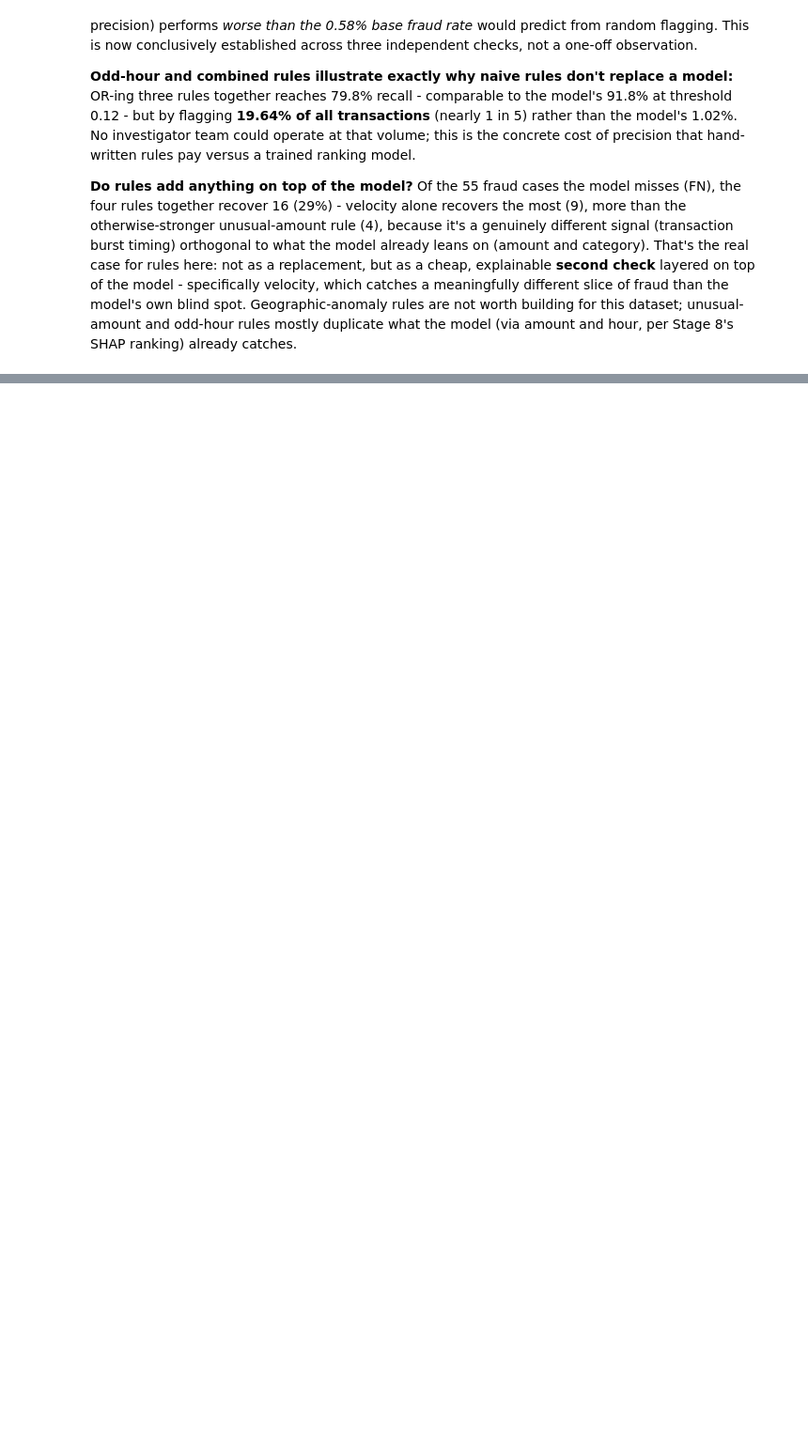
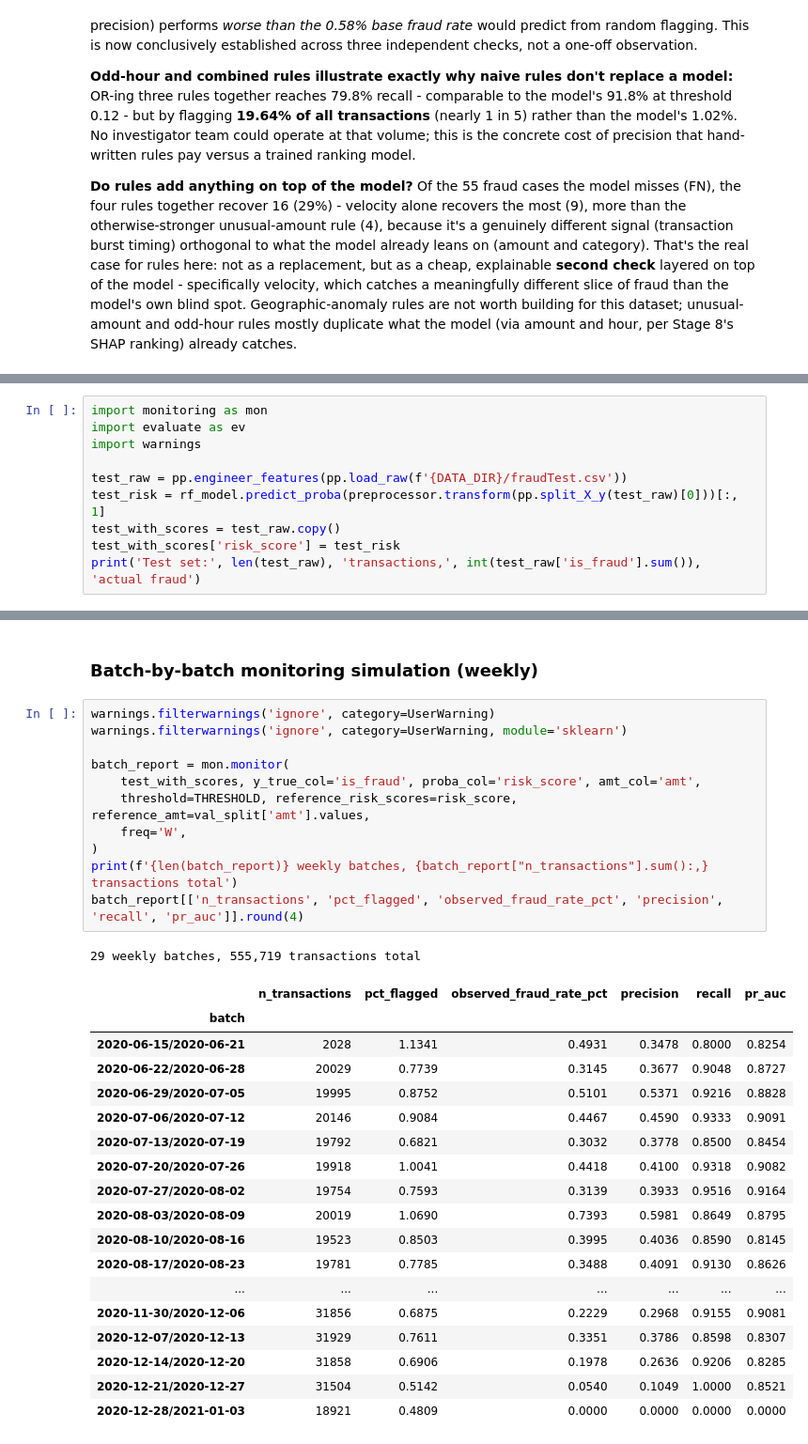
Before and after one commit to Ahussein9817/CreditCardFraudDetection, a Jupyter notebook: notebooks/04_error_analysis.ipynb, the cells around one changed output, grey strips where cells are left out. Shown at 94% size. Drawn from its saved outputs; the diff is of its cells as text; blank space fills up the shorter version.

```diff
--- a/notebooks/04_error_analysis.ipynb
+++ b/notebooks/04_error_analysis.ipynb
@@ -465,0 +472,10 @@ Geographic anomaly (>p95 distance)     recovers  5 of 55 model-missed fraud case
+# %%
+import monitoring as mon
+import evaluate as ev
+import warnings
+
+test_raw = pp.engineer_features(pp.load_raw(f'{DATA_DIR}/fraudTest.csv'))
+test_risk = rf_model.predict_proba(preprocessor.transform(pp.split_X_y(test_raw)[0]))[:, 1]
+test_with_scores = test_raw.copy()
+test_with_scores['risk_score'] = test_risk
+print('Test set:', len(test_raw), 'transactions,', int(test_raw['is_fraud'].sum()), 'actual fraud')
@@ -465,0 +508,33 @@ Geographic anomaly (>p95 distance)     recovers  5 of 55 model-missed fraud case
+# %% [markdown]
+### Batch-by-batch monitoring simulation (weekly)
+# %%
+warnings.filterwarnings('ignore', category=UserWarning)
+warnings.filterwarnings('ignore', category=UserWarning, module='sklearn')
+
+batch_report = mon.monitor(
+    test_with_scores, y_true_col='is_fraud', proba_col='risk_score', amt_col='amt',
+    threshold=THRESHOLD, reference_risk_scores=risk_score, reference_amt=val_split['amt'].values,
+    freq='W',
+)
+print(f'{len(batch_report)} weekly batches, {batch_report["n_transactions"].sum():,} transactions total')
+batch_report[['n_transactions', 'pct_flagged', 'observed_fraud_rate_pct', 'precision', 'recall', 'pr_auc']].round(4)
+# %% [output]
+29 weekly batches, 555,719 transactions total
+|  | n_transactions | pct_flagged | observed_fraud_rate_pct | precision | recall | pr_auc |
+| batch |  |  |  |  |  |  |
+| 2020-06-15/2020-06-21 | 2028 | 1.1341 | 0.4931 | 0.3478 | 0.8000 | 0.8254 |
+| 2020-06-22/2020-06-28 | 20029 | 0.7739 | 0.3145 | 0.3677 | 0.9048 | 0.8727 |
+| 2020-06-29/2020-07-05 | 19995 | 0.8752 | 0.5101 | 0.5371 | 0.9216 | 0.8828 |
+| 2020-07-06/2020-07-12 | 20146 | 0.9084 | 0.4467 | 0.4590 | 0.9333 | 0.9091 |
+| 2020-07-13/2020-07-19 | 19792 | 0.6821 | 0.3032 | 0.3778 | 0.8500 | 0.8454 |
+| 2020-07-20/2020-07-26 | 19918 | 1.0041 | 0.4418 | 0.4100 | 0.9318 | 0.9082 |
+| 2020-07-27/2020-08-02 | 19754 | 0.7593 | 0.3139 | 0.3933 | 0.9516 | 0.9164 |
+| 2020-08-03/2020-08-09 | 20019 | 1.0690 | 0.7393 | 0.5981 | 0.8649 | 0.8795 |
+| 2020-08-10/2020-08-16 | 19523 | 0.8503 | 0.3995 | 0.4036 | 0.8590 | 0.8145 |
+| 2020-08-17/2020-08-23 | 19781 | 0.7785 | 0.3488 | 0.4091 | 0.9130 | 0.8626 |
+| ... | ... | ... | ... | ... | ... | ... |
+| 2020-11-30/2020-12-06 | 31856 | 0.6875 | 0.2229 | 0.2968 | 0.9155 | 0.9081 |
+| 2020-12-07/2020-12-13 | 31929 | 0.7611 | 0.3351 | 0.3786 | 0.8598 | 0.8307 |
+| 2020-12-14/2020-12-20 | 31858 | 0.6906 | 0.1978 | 0.2636 | 0.9206 | 0.8285 |
+| 2020-12-21/2020-12-27 | 31504 | 0.5142 | 0.0540 | 0.1049 | 1.0000 | 0.8521 |
+| 2020-12-28/2021-01-03 | 18921 | 0.4809 | 0.0000 | 0.0000 | 0.0000 | 0.0000 |
```
Also changed, not shown: parts of 7 cells of this notebook, 1 other file.
